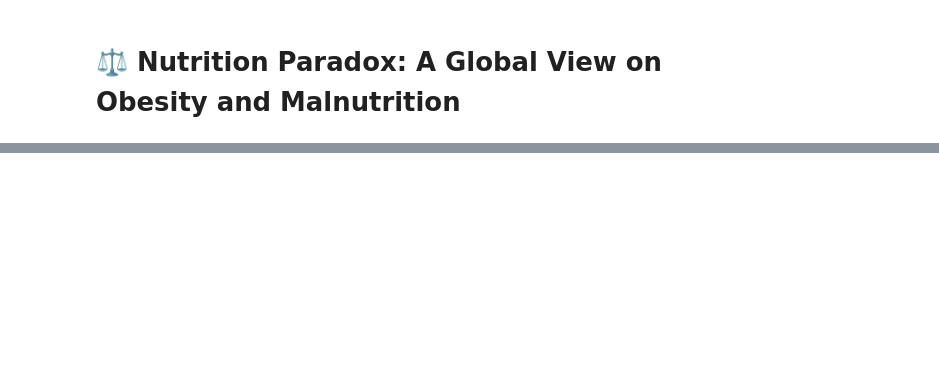
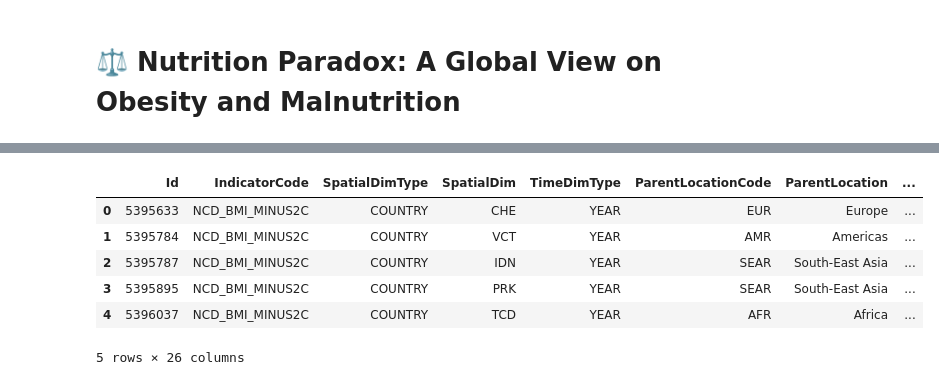
Before and after one commit to ArunK-ML/Project---Nutrition-Paradox-A-Global-View-on-Obesity-and-Malnutrition, a Jupyter notebook: Nutrition_Paradox.ipynb, the cells around one changed output, grey strips where cells are left out. Saved outputs shown, nothing was run; the diff lists cells and outputs as text; code cells hidden in the pictures; blank space fills up the shorter version.

```diff
--- a/Nutrition_Paradox.ipynb
+++ b/Nutrition_Paradox.ipynb
@@ -59,0 +66,10 @@ Malnutrition_children_df = pd.DataFrame(Malnutrition_children["value"])
+# %%
+Malnutrition_children_df.head()
+# %% [output]
+|  | Id | IndicatorCode | SpatialDimType | SpatialDim | TimeDimType | ParentLocationCode | ParentLocation | ... |
+| 0 | 5395633 | NCD_BMI_MINUS2C | COUNTRY | CHE | YEAR | EUR | Europe | ... |
+| 1 | 5395784 | NCD_BMI_MINUS2C | COUNTRY | VCT | YEAR | AMR | Americas | ... |
+| 2 | 5395787 | NCD_BMI_MINUS2C | COUNTRY | IDN | YEAR | SEAR | South-East Asia | ... |
+| 3 | 5395895 | NCD_BMI_MINUS2C | COUNTRY | PRK | YEAR | SEAR | South-East Asia | ... |
+| 4 | 5396037 | NCD_BMI_MINUS2C | COUNTRY | TCD | YEAR | AFR | Africa | ... |
+5 rows × 26 columns
```
Also changed, not shown: parts of 5 cells of this notebook.
